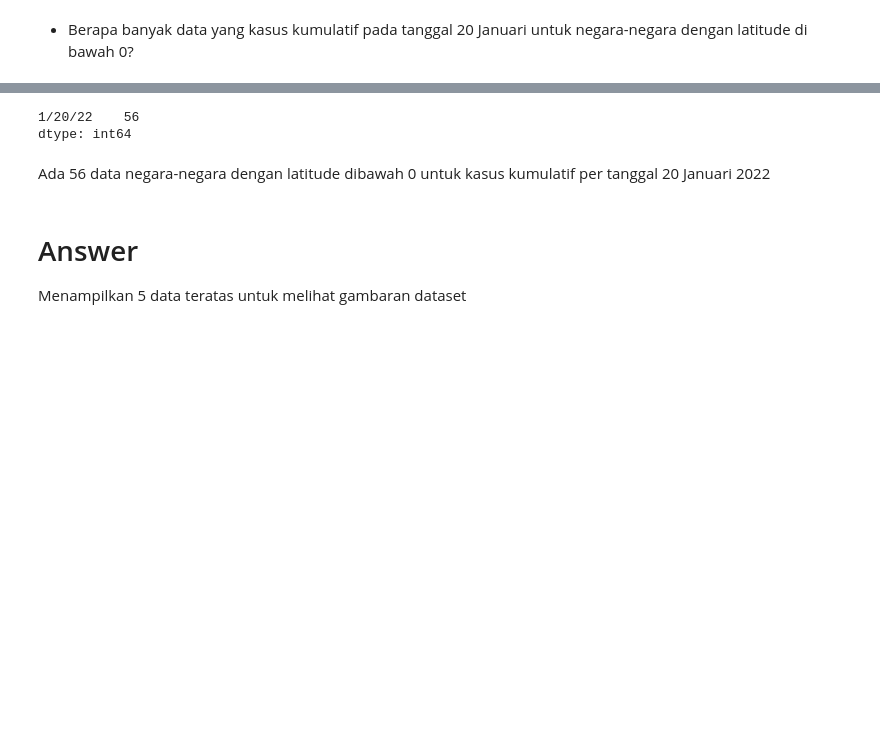
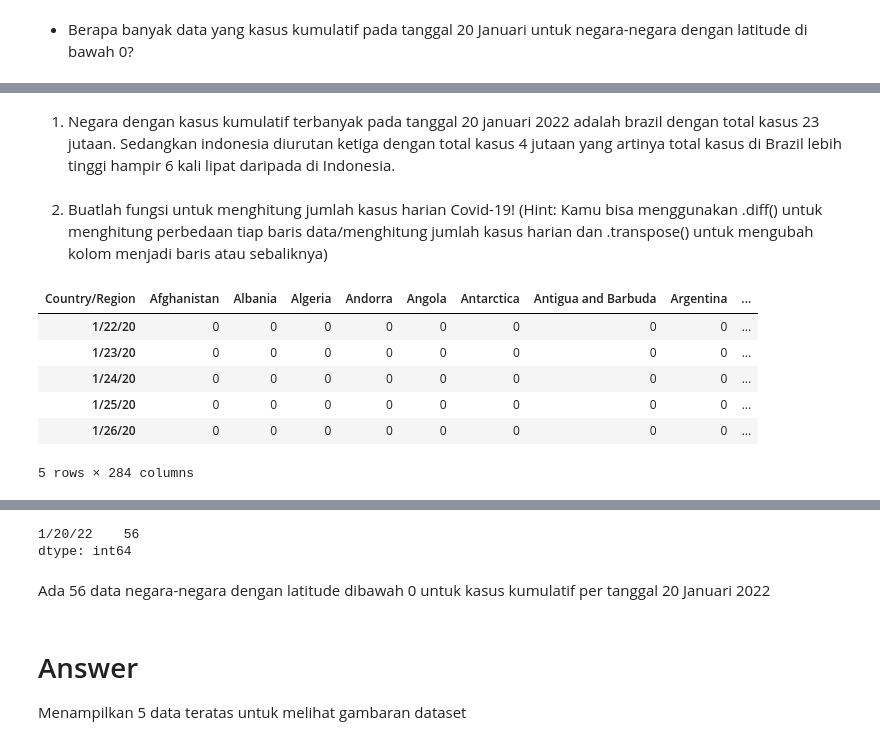
Before and after one commit to Luthfifadhlillah55/Live_Code, a Jupyter notebook: h8_p0lc1_Luthfi_Fadhlillah.ipynb, the cells around one changed output, grey strips where cells are left out. Saved outputs shown, nothing was run; the diff lists cells and outputs as text; code cells hidden in the pictures; blank space fills up the shorter version.

```diff
--- a/h8_p0lc1_Luthfi_Fadhlillah.ipynb
+++ b/h8_p0lc1_Luthfi_Fadhlillah.ipynb
@@ -106,0 +116,16 @@ data
+# %% [markdown]
+1. Negara dengan kasus kumulatif terbanyak pada tanggal 20 januari 2022 adalah brazil dengan total kasus 23 jutaan. Sedangkan indonesia diurutan ketiga dengan total kasus 4 jutaan yang artinya total kasus di Brazil lebih tinggi hampir 6 kali lipat daripada di Indonesia.
+# %% [markdown]
+2. Buatlah fungsi untuk menghitung jumlah kasus harian Covid-19! (Hint: Kamu bisa menggunakan .diff() untuk menghitung perbedaan tiap baris data/menghitung jumlah kasus harian dan .transpose() untuk mengubah kolom menjadi baris atau sebaliknya)
+# %%
+data_new = data.drop(columns=['Province/State', 'Lat', 'Long'])
+data_trans = data_new.set_index('Country/Region').transpose()
+data_trans.head()
+# %% [output]
+| Country/Region | Afghanistan | Albania | Algeria | Andorra | Angola | Antarctica | Antigua and Barbuda | Argentina | ... |
+| 1/22/20 | 0 | 0 | 0 | 0 | 0 | 0 | 0 | 0 | ... |
+| 1/23/20 | 0 | 0 | 0 | 0 | 0 | 0 | 0 | 0 | ... |
+| 1/24/20 | 0 | 0 | 0 | 0 | 0 | 0 | 0 | 0 | ... |
+| 1/25/20 | 0 | 0 | 0 | 0 | 0 | 0 | 0 | 0 | ... |
+| 1/26/20 | 0 | 0 | 0 | 0 | 0 | 0 | 0 | 0 | ... |
+5 rows × 284 columns
```
Also changed, not shown: parts of 28 cells of this notebook, 4 other files.
